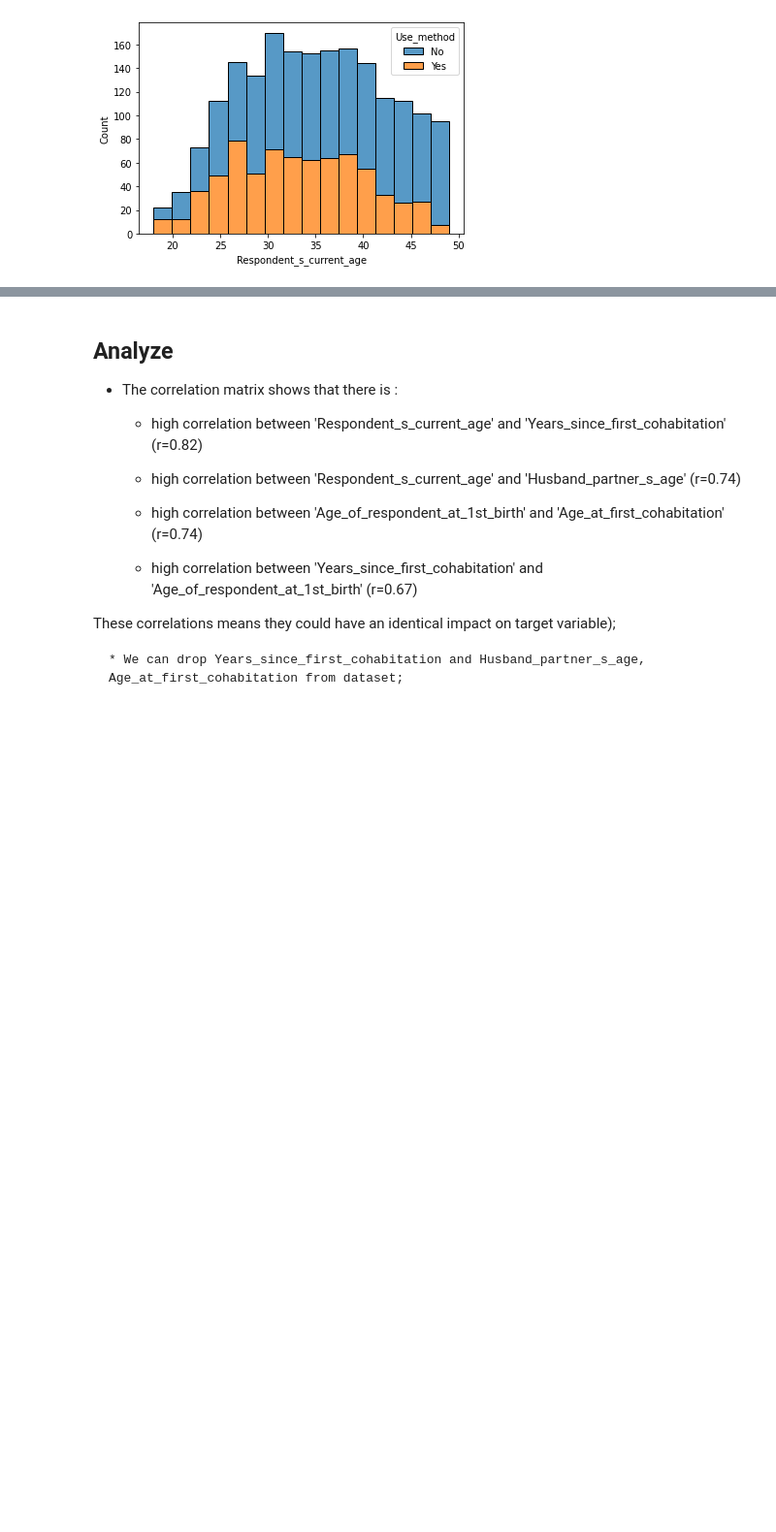
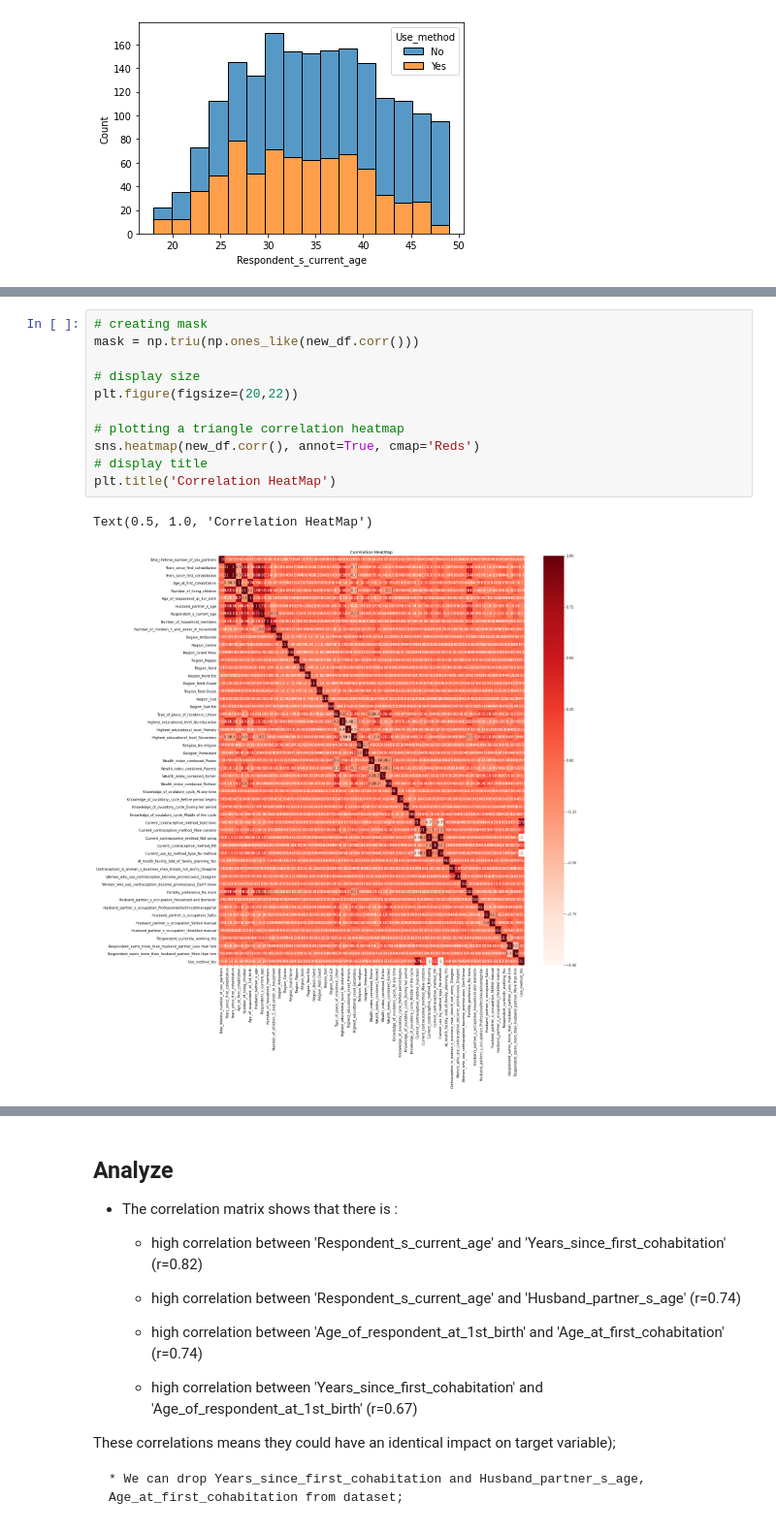
Before and after one commit to MMasson1988/Capstone-s-Project, a Jupyter notebook: Contraception_Project.ipynb, the cells around one changed output, grey strips where cells are left out. Shown at 97% size. Cells and saved outputs as stored; diff of their text form; blank space fills up the shorter version.

```diff
--- a/Contraception_Project.ipynb
+++ b/Contraception_Project.ipynb
@@ -530,0 +606,14 @@ Text(0.5, 1.0, 'Correlation HeatMap')
+# %%
+# creating mask
+mask = np.triu(np.ones_like(new_df.corr()))
+
+# display size
+plt.figure(figsize=(20,22))
+
+# plotting a triangle correlation heatmap
+sns.heatmap(new_df.corr(), annot=True, cmap='Reds')
+# display title
+plt.title('Correlation HeatMap')
+# %% [output]
+Text(0.5, 1.0, 'Correlation HeatMap')
+[figure, added]
```
Also changed, not shown: parts of 60 cells of this notebook.
